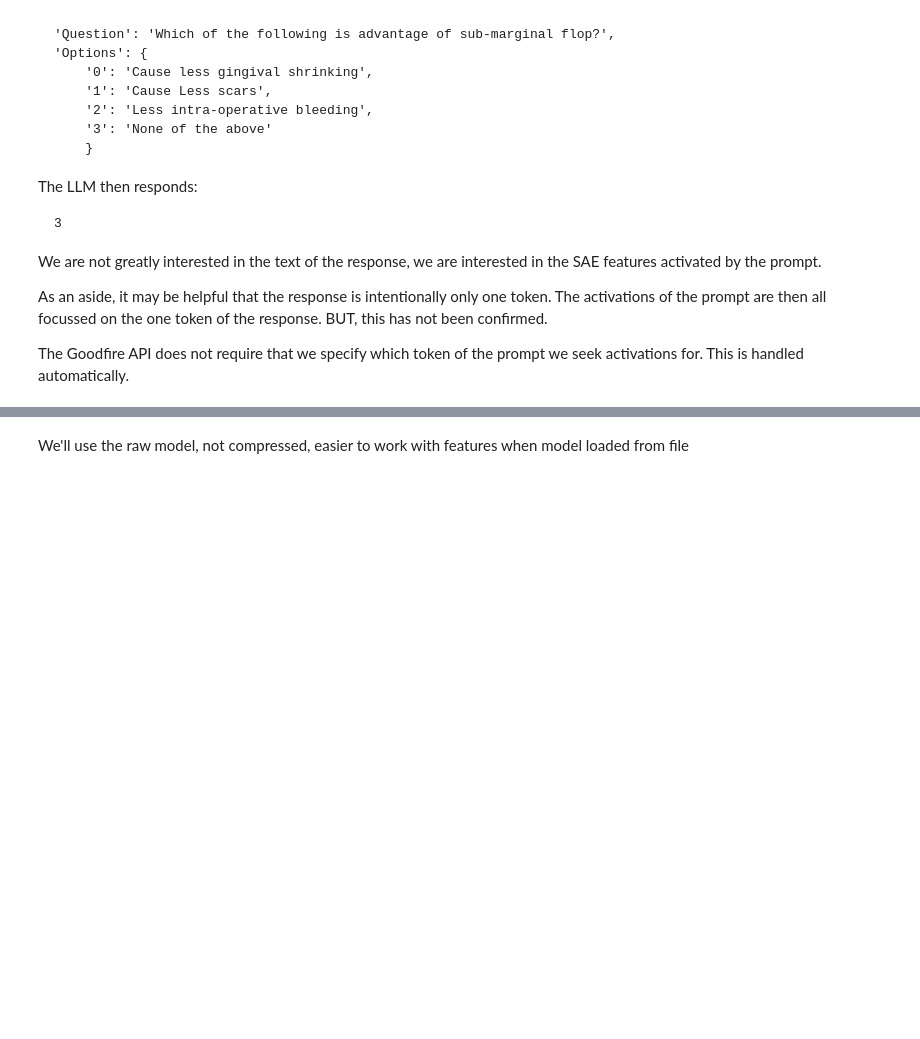
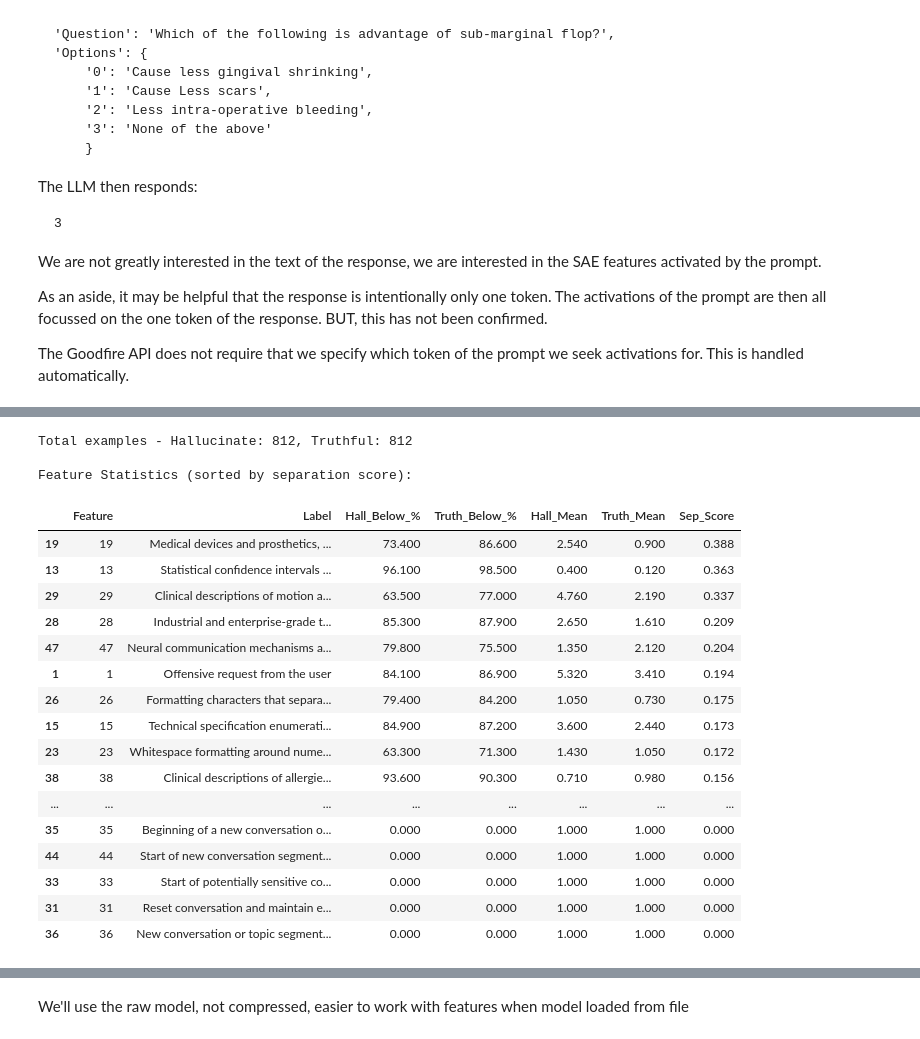
Before and after one commit to Mechanistic-Interpretability-Hackathon/Hallucination-Robustness-Medical-Q-A, a Jupyter notebook: src/classifier/Hallucination_classifier_svm_derivation_v2.ipynb, the cells around one changed output, grey strips where cells are left out. Drawn from its saved outputs; the diff is of its cells as text; code cells hidden in the pictures; blank space fills up the shorter version.

```diff
--- a/src/classifier/Hallucination_classifier_svm_derivation_v2.ipynb
+++ b/src/classifier/Hallucination_classifier_svm_derivation_v2.ipynb
@@ -915,0 +1112,24 @@ cv_scores_std: 0.086
+# %%
+df = analyze_feature_activations(X_hallucinate, X_truthful, features_to_look_at)
+df
+# %% [output]
+Total examples - Hallucinate: 812, Truthful: 812
+
+Feature Statistics (sorted by separation score):
+|  | Feature | Label | Hall_Below_% | Truth_Below_% | Hall_Mean | Truth_Mean | Sep_Score |
+| 19 | 19 | Medical devices and prosthetics, ... | 73.400 | 86.600 | 2.540 | 0.900 | 0.388 |
+| 13 | 13 | Statistical confidence intervals ... | 96.100 | 98.500 | 0.400 | 0.120 | 0.363 |
+| 29 | 29 | Clinical descriptions of motion a... | 63.500 | 77.000 | 4.760 | 2.190 | 0.337 |
+| 28 | 28 | Industrial and enterprise-grade t... | 85.300 | 87.900 | 2.650 | 1.610 | 0.209 |
+| 47 | 47 | Neural communication mechanisms a... | 79.800 | 75.500 | 1.350 | 2.120 | 0.204 |
+| 1 | 1 | Offensive request from the user | 84.100 | 86.900 | 5.320 | 3.410 | 0.194 |
+| 26 | 26 | Formatting characters that separa... | 79.400 | 84.200 | 1.050 | 0.730 | 0.175 |
+| 15 | 15 | Technical specification enumerati... | 84.900 | 87.200 | 3.600 | 2.440 | 0.173 |
+| 23 | 23 | Whitespace formatting around nume... | 63.300 | 71.300 | 1.430 | 1.050 | 0.172 |
+| 38 | 38 | Clinical descriptions of allergie... | 93.600 | 90.300 | 0.710 | 0.980 | 0.156 |
+| ... | ... | ... | ... | ... | ... | ... | ... |
+| 35 | 35 | Beginning of a new conversation o... | 0.000 | 0.000 | 1.000 | 1.000 | 0.000 |
+| 44 | 44 | Start of new conversation segment... | 0.000 | 0.000 | 1.000 | 1.000 | 0.000 |
+| 33 | 33 | Start of potentially sensitive co... | 0.000 | 0.000 | 1.000 | 1.000 | 0.000 |
+| 31 | 31 | Reset conversation and maintain e... | 0.000 | 0.000 | 1.000 | 1.000 | 0.000 |
+| 36 | 36 | New conversation or topic segment... | 0.000 | 0.000 | 1.000 | 1.000 | 0.000 |
```
Also changed, not shown: parts of 58 cells of this notebook, 48 other files.
